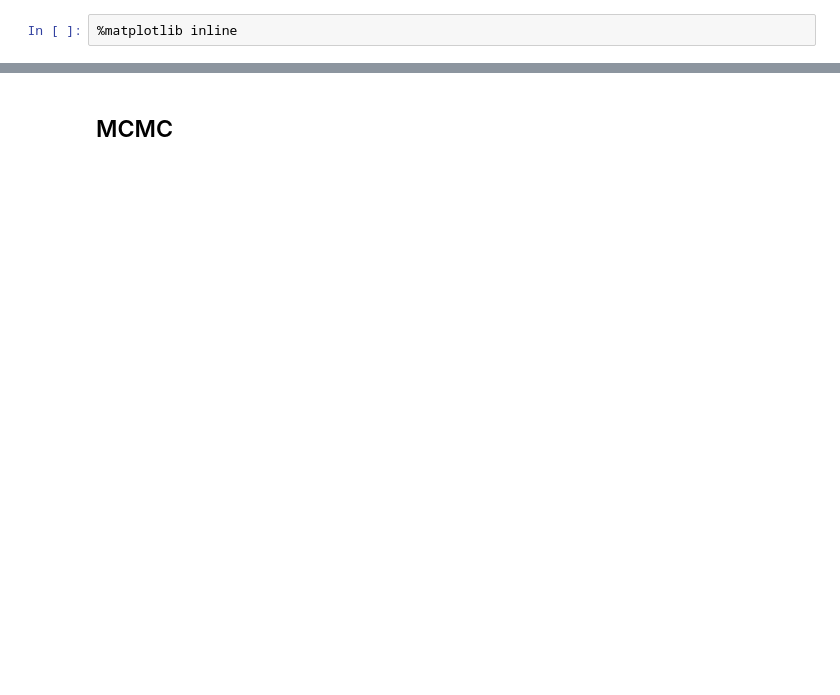
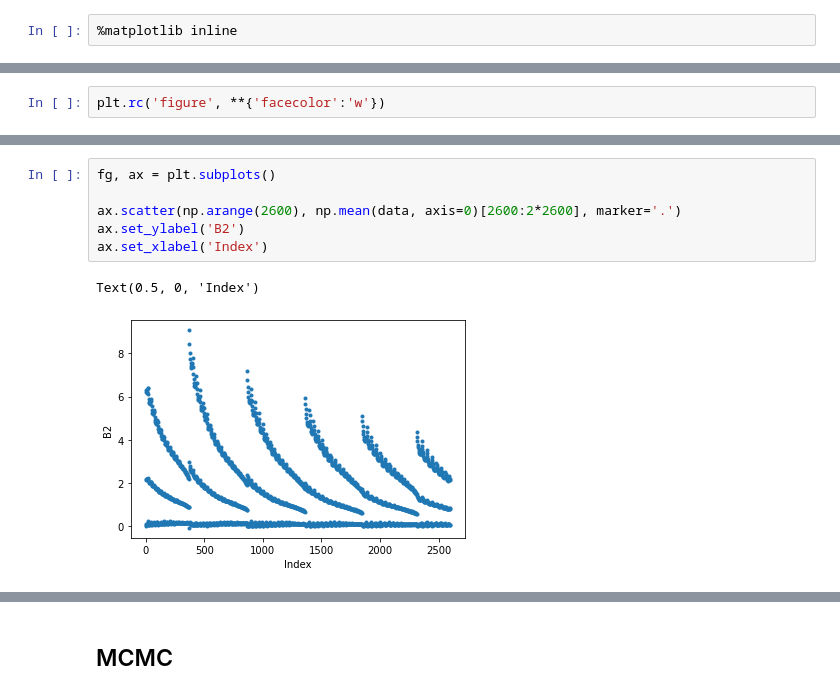
Before and after one commit to mehdirezaie/bispectrum, a Jupyter notebook: bao.ipynb, the cells around one changed output, grey strips where cells are left out. Drawn from its saved outputs; the diff is of its cells as text; blank space fills up the shorter version.

```diff
--- a/bao.ipynb
+++ b/bao.ipynb
@@ -16,0 +7,2 @@ bk_glm_nobao = read_glam_bk_nobao()
+# %%
+plt.rc('figure', **{'facecolor':'w'})
@@ -16,0 +50,9 @@ bk_glm_nobao = read_glam_bk_nobao()
+# %%
+fg, ax = plt.subplots()
+
+ax.scatter(np.arange(2600), np.mean(data, axis=0)[2600:2*2600], marker='.')
+ax.set_ylabel('B2')
+ax.set_xlabel('Index')
+# %% [output]
+Text(0.5, 0, 'Index')
+[figure, added]
```
Also changed, not shown: parts of 47 cells of this notebook, 7 other files.
